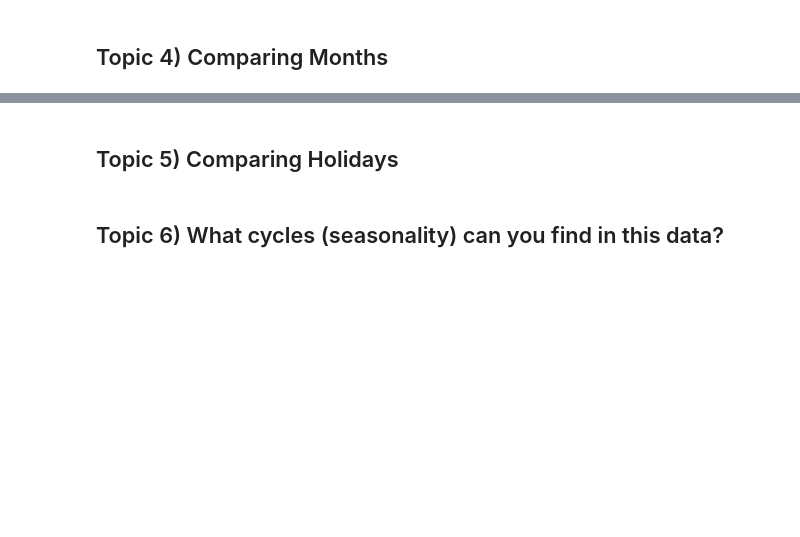
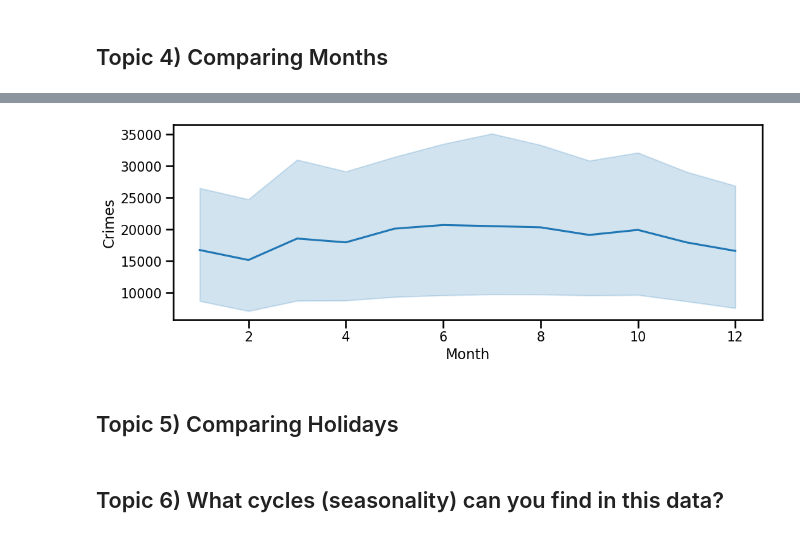
Before and after one commit to donmarcolaureano/chicago_crime, a Jupyter notebook: chicago_crime.ipynb, the cells around one changed output, grey strips where cells are left out. Cells and saved outputs as stored; diff of their text form; code cells hidden in the pictures; blank space fills up the shorter version.

```diff
--- a/chicago_crime.ipynb
+++ b/chicago_crime.ipynb
@@ -478,0 +504,3 @@ all_crime_counts
+# %%
+crimes_by_month = all_years.groupby('Primary Type')['Month'].value_counts().sort_index()
+crimes_by_month
@@ -478,0 +521,3 @@ all_crime_counts
+# %%
+month_crime_df = crimes_by_month.to_frame('Crimes').reset_index()
+month_crime_df
@@ -479,3 +538,7 @@ all_crime_counts
+# %%
+ax = sns.lineplot(data = month_crime_df, x = 'Month', y = 'Crimes')
+# %% [output]
+[figure, added]
 # %% [markdown]
 ## Topic 5) Comparing Holidays
 # %% [markdown]
```
Also changed, not shown: parts of 5 cells of this notebook.
